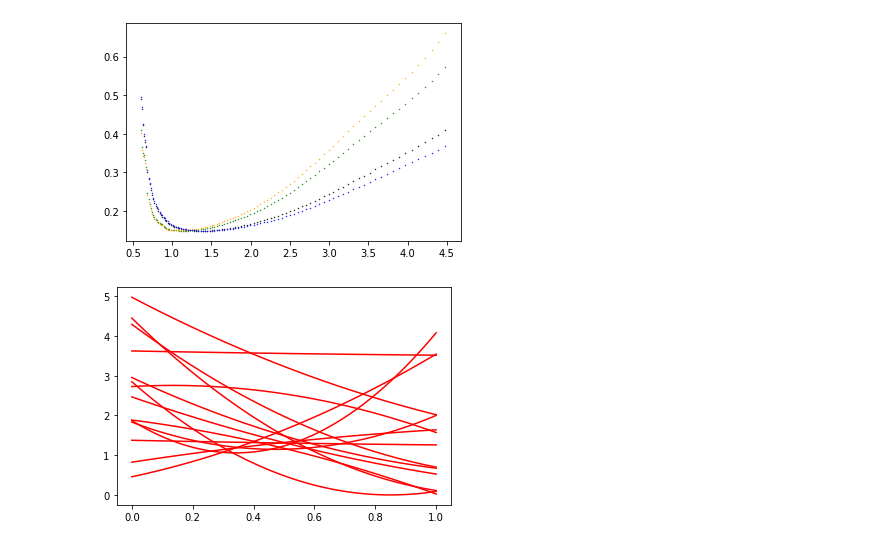
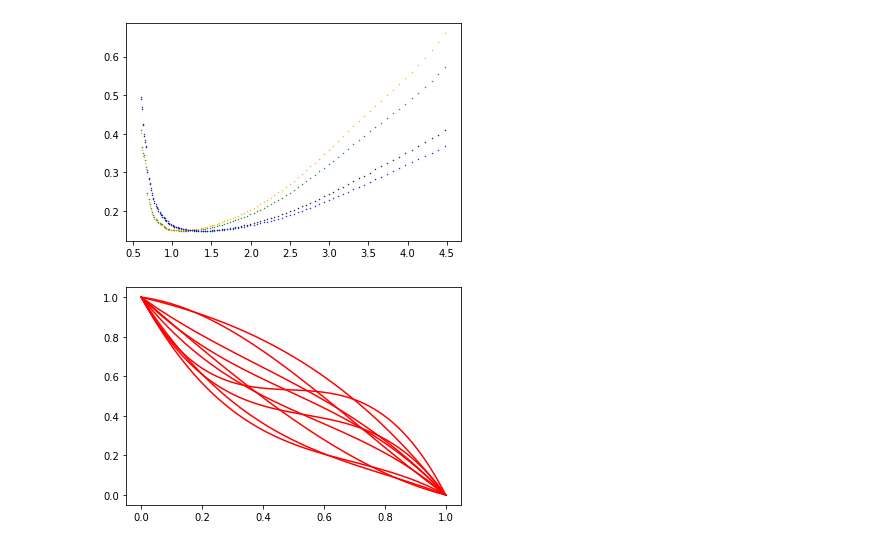
Before and after one commit to sshockwave/RDD_project, a Jupyter notebook: headstart/200522_kernel_test.ipynb, the cells around one changed output. Cells and saved outputs as stored; diff of their text form; code cells hidden in the pictures.

Commit message:
Feat add bezier curve

```diff
--- a/headstart/200522_kernel_test.ipynb
+++ b/headstart/200522_kernel_test.ipynb
@@ -114,13 +89,37 @@ def get_ker(param):
+# %%
+def bezier(p,t):
+    # See https://javascript.info/bezier-curve
+    if len(p)==1:
+        # This is a little bit different from the real bezier-curve
+        # p[0] is (x,y) of the point
+        # but x!=t, and we need to control x
+        # so using (t,y) instead
+        return p[0][1]
+    p2=[]
+    for i in range(len(p)-1):
+        p2.append((1-t)*p[i]+t*p[i+1])
+    return bezier(p2,t)
+# %%
+def gen_param():
+    p=np.array([np.array([0,1]),
+                np.random.rand(2),
+                np.random.rand(2),
+                np.array([1,0])])
+    return [lambda x:bezier(p,x),p]
+
+param_set=[]
+for i in range(10):
+    param_set.append(gen_param())
 # %%
 for param in param_set:
-    ker=get_ker(param)
+    ker=param[0]
     vker=np.vectorize(ker)
     X=np.linspace(0,1,100)
     Y=vker(X)
     plt.plot(X,Y,color='red')
 plt.show()
 # %% [output]
-[figure, old version]
+[figure, new version]
 # %%
 for i in np.exp(np.linspace(-0.5,1.5,100)):
     err=repeat_test(t,lambda x:(1-x)**2,i)
```
Also changed, not shown: parts of 2 cells of this notebook, 1 other file.
